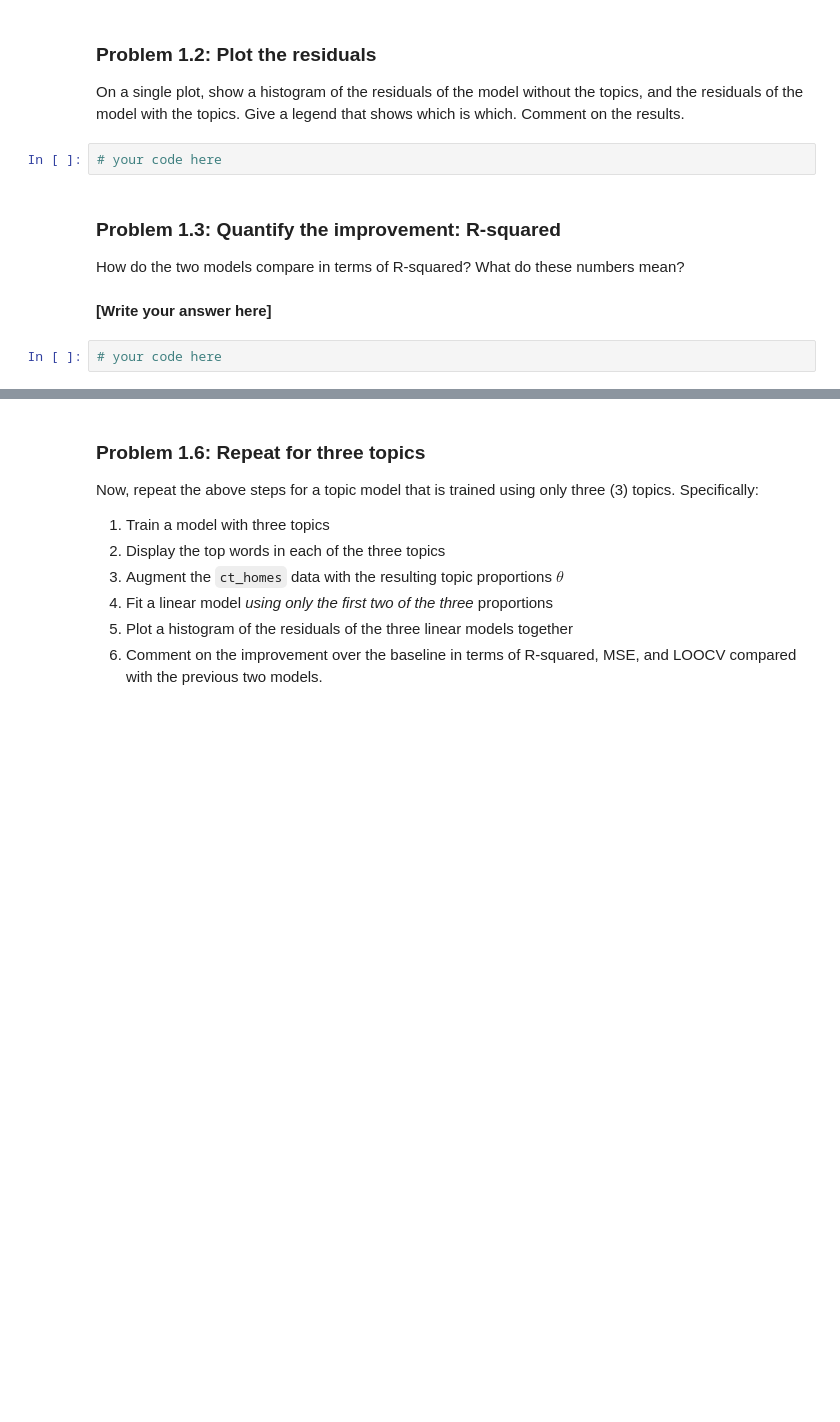
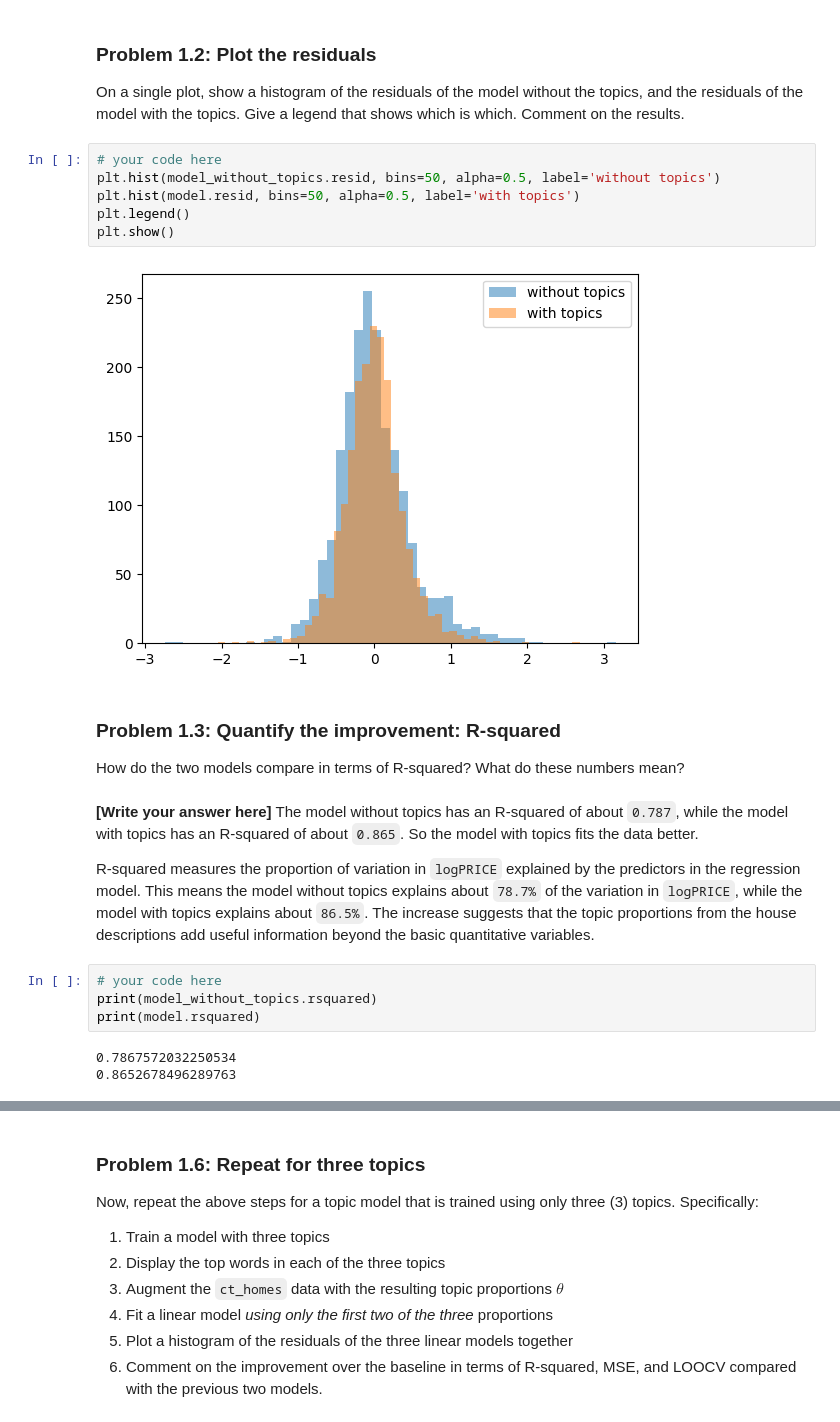
Before and after one commit to yuhanqianns94/Intro-to-ML, a Jupyter notebook: assignments/assn5/assn5.ipynb, the cells around one changed output, grey strips where cells are left out. Drawn from its saved outputs; the diff is of its cells as text; blank space fills up the shorter version.

```diff
--- a/assignments/assn5/assn5.ipynb
+++ b/assignments/assn5/assn5.ipynb
@@ -246,14 +426,28 @@ and the residuals of the model with the topics. Give a legend that shows which i
 Comment on the results.
 # %%
 # your code here
+plt.hist(model_without_topics.resid, bins=50, alpha=0.5, label='without topics')
+plt.hist(model.resid, bins=50, alpha=0.5, label='with topics')
+plt.legend()
+plt.show()
+# %% [output]
+[figure, added]
 # %% [markdown]
 ### Problem 1.3: Quantify the improvement: R-squared
 
 How do the two models compare in terms of R-squared? What do these numbers mean?
 # %% [markdown]
 **[Write your answer here]**
+The model without topics has an R-squared of about `0.787`, while the model with topics has an R-squared of about `0.865`. So the model with topics fits the data better.
+
+R-squared measures the proportion of variation in `logPRICE` explained by the predictors in the regression model. This means the model without topics explains about `78.7%` of the variation in `logPRICE`, while the model with topics explains about `86.5%`. The increase suggests that the topic proportions from the house descriptions add useful information beyond the basic quantitative variables.
 # %%
 # your code here
+print(model_without_topics.rsquared)
+print(model.rsquared)
+# %% [output]
+0.7867572032250534
+0.8652678496289763
 # %% [markdown]
 ### Problem 1.5: Quantify the improvement: LOOCV
 
```
Also changed, not shown: parts of 22 cells of this notebook.
